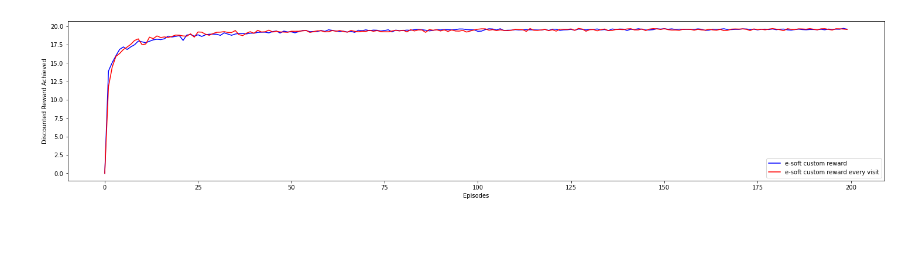
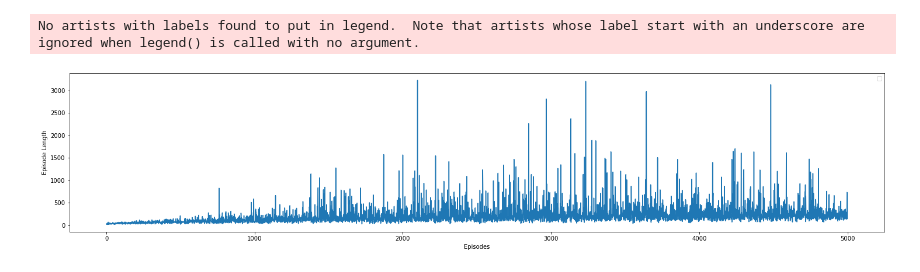
Before and after one commit to dylanmarin/cart-pole, a Jupyter notebook: cart-pole.ipynb, the cells around one changed output. Saved outputs shown, nothing was run; the diff lists cells and outputs as text; code cells hidden in the pictures; blank space fills up the shorter version.

Commit message:
going to change td methods to be by episode

```diff
--- a/cart-pole.ipynb
+++ b/cart-pole.ipynb
@@ -48,7 +55,7 @@ import gymnasium as gym
 from plots import *
 # %%
 epsilon = 0.04
-num_episodes = 10000
+num_episodes = 5000
 gamma = 0.95
 num_to_avg = 2
 env = gym.make('CartPole-v1')
@@ -70,24 +85,8 @@ env = gym.make('CartPole-v1')
-# %%
-all_Qs = []
-all_policies = []
-all_returns = []
-all_episode_lengths = []
-
-for i in range(num_to_avg):
-    Q, policy, returns, episode_lengths = on_policy_mc_control_epsilon_soft_every_visit(
-        env,
-        num_episodes,
-        gamma,
-        epsilon,
-        episode_generator_func=generate_episode_reward_central_vertical,
-    )
-    all_Qs.append(Q)
-    all_policies.append(policy)
-    all_returns.append(returns)
-    all_episode_lengths.append(episode_lengths)
-
-avg_returns_e_soft_custom_reward_every_visit = np.average(all_returns, axis=0)
-avg_episode_lengths_e_soft_custom_reward_every_visit = np.average(all_episode_lengths, axis=0)
+# %%
+off_policy_episode_lengths = []
+
+for i in trange(num_episodes):
+    off_policy_episode_lengths.append(len(generate_episode(env, policy)))
 # %%
 all_Qs = []
 all_policies = []
@@ -109,6 +108,11 @@ for i in range(num_to_avg):
 
 avg_returns_e_soft_custom_reward = np.average(all_returns, axis=0)
 avg_episode_lengths_e_soft_custom_reward = np.average(all_episode_lengths, axis=0)
+# %%
+plot_single_iteration_returns(avg_episode_lengths_e_soft_custom_reward, y_label="Episode Length")
+# %% [output]
+No artists with labels found to put in legend.  Note that artists whose label start with an underscore are ignored when legend() is called with no argument.
+[figure, added]
 # %%
 # save_array(avg_returns_e_soft, "testing/10000_eps_95gamma_04epsilon/e_soft_returns_default.csv")
 # save_array(avg_episode_lengths_e_soft, "testing/10000_eps_95gamma_04epsilon/e_soft_episode_lengths_default.csv")
@@ -147,15 +151,14 @@ for i in range(10000):
         list_2.append(sum_2 / step_size)
         sum_1 = 0
         sum_2 = 0
-    sum_1 += avg_returns_e_soft_custom_reward[i]
-    sum_2 += avg_returns_e_soft_custom_reward_every_visit[i]
+    # sum_1 += avg_episode_lengths_e_soft_custom_reward[i]
+    sum_1 += avg_episode_lengths_off_policy[i]
+    sum_2 += off_policy_episode_lengths[i]
 
 
 plot_returns_different_agents(
-    [list_1, list_2], ["e-soft custom reward", "e-soft custom reward every visit"]
+    [list_1[1:], list_2[1:]], ["e-soft custom reward", "off policy"]
 )
-# %% [output]
-[figure, removed]
 # %%
 env = gym.make('CartPole-v1', render_mode='human')
 # Q = load_q_values("optimistic_initialization/large_negative_reward/q/5000_episodes_95_gamma_0.csv")
```
Also changed, not shown: parts of 5 cells of this notebook, 19 other files.
